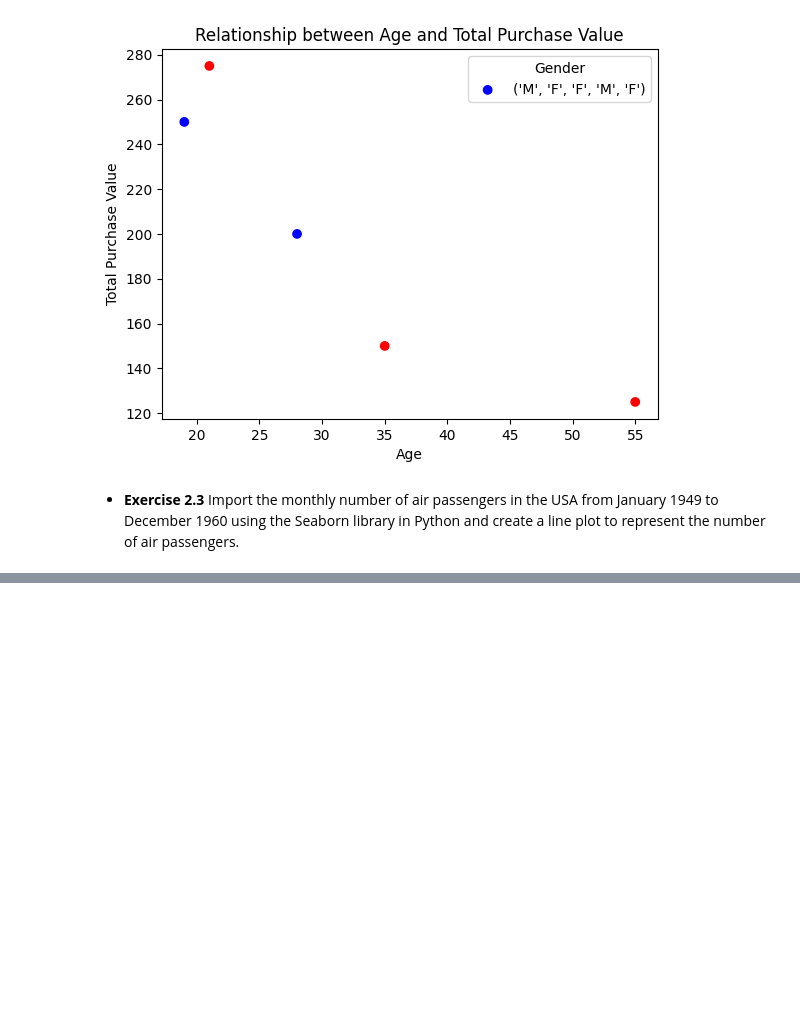
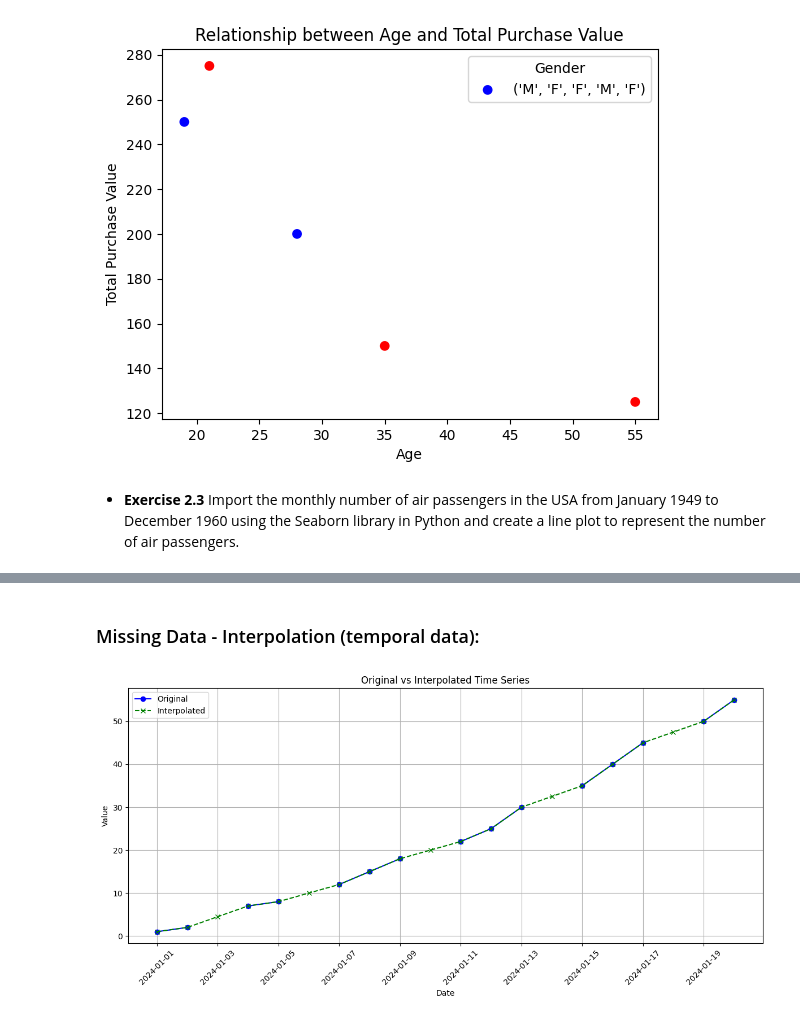
Before and after one commit to miguelcaldeiraa/Analysis-and-Prediction-of-Diamond-Prices, a Jupyter notebook: Data_Modeling.ipynb, the cells around one changed output, grey strips where cells are left out. Cells and saved outputs as stored; diff of their text form; code cells hidden in the pictures; blank space fills up the shorter version.

Commit message:
Lesson #3: Data Cleaning and Integration

```diff
--- a/Data_Modeling.ipynb
+++ b/Data_Modeling.ipynb
@@ -539,0 +661,29 @@ plt.show()
+# %% [markdown]
+### Missing Data - Interpolation (temporal data):
+# %%
+import pandas as pd
+import numpy as np
+import matplotlib.pyplot as plt
+
+# Sample dataframe with temporal data and missing values
+dates = pd.date_range(start='2024-01-01', periods=20)
+data = {'Value': [1, 2, np.nan, 7, 8, np.nan, 12, 15, 18, np.nan, 22, 25, 30, np.nan, 35, 40, 45, np.nan, 50, 55]}
+df = pd.DataFrame(data, index=dates)
+
+# Interpolate missing values
+interpolated_df = df.interpolate(method='linear')
+
+# Plot original and interpolated time series
+plt.figure(figsize=(12, 6))
+plt.plot(df.index, df['Value'], marker='o', label='Original', color='blue')
+plt.plot(interpolated_df.index, interpolated_df['Value'], marker='x', linestyle='--', label='Interpolated', color='green')
+plt.title('Original vs Interpolated Time Series')
+plt.xlabel('Date')
+plt.ylabel('Value')
+plt.legend()
+plt.grid(True)
+plt.xticks(rotation=45)  # Rotate x-axis labels for better readability
+plt.tight_layout()
+plt.show()
+# %% [output]
+[figure, added]
```
Also changed, not shown: parts of 30 cells of this notebook.
